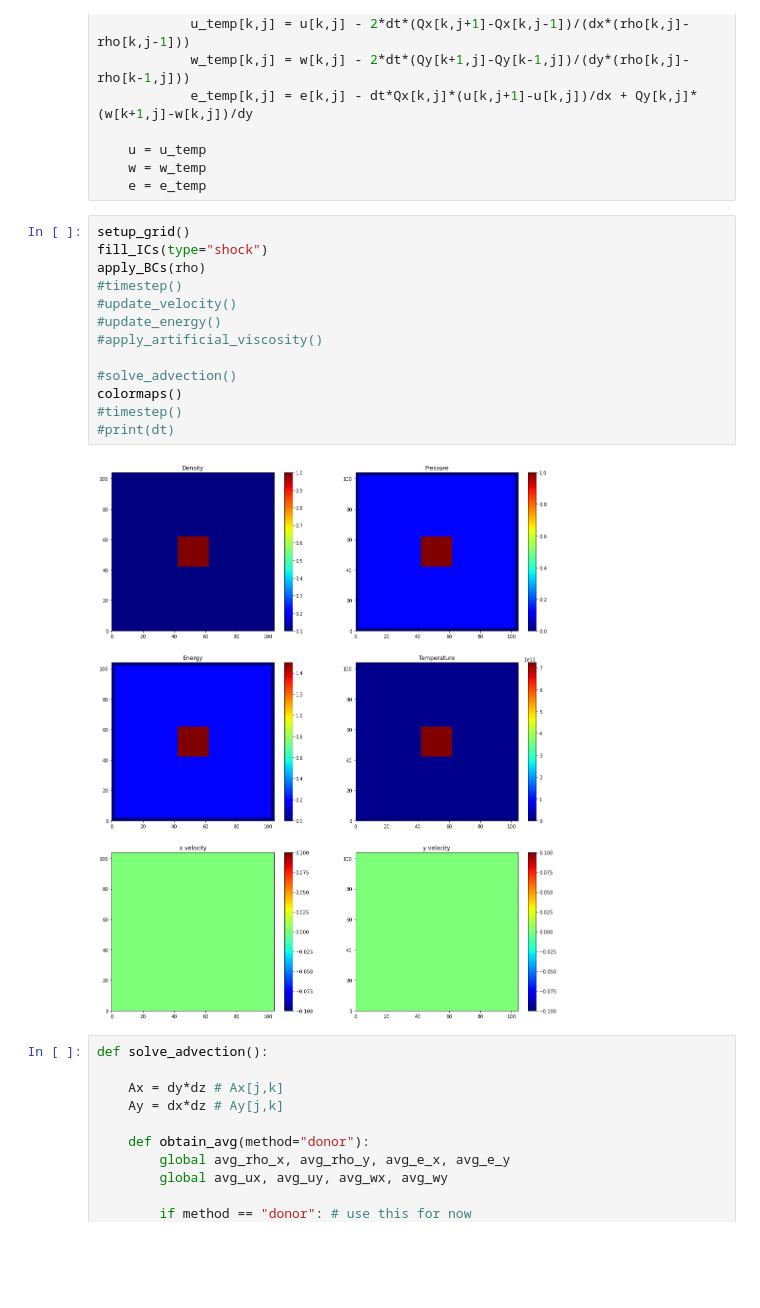
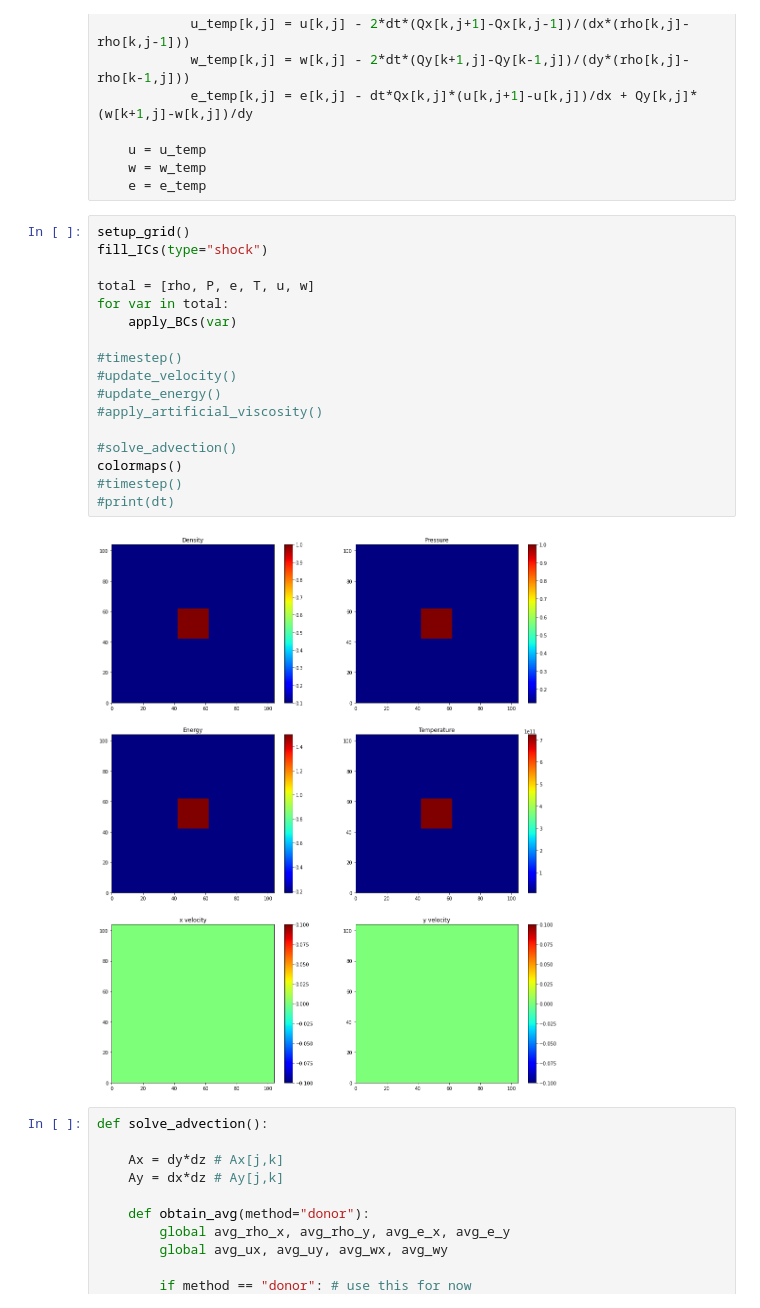
Before and after one commit to changhyun-cho/astrophysics, a Jupyter notebook: hydrodynamics/Testing 2D Hydrocode.ipynb, the cells around one changed output. Drawn from its saved outputs; the diff is of its cells as text; blank space fills up the shorter version.

```diff
--- a/hydrodynamics/Testing 2D Hydrocode.ipynb
+++ b/hydrodynamics/Testing 2D Hydrocode.ipynb
@@ -200,18 +200,22 @@ def apply_artificial_viscosity():
 # %%
 setup_grid()
 fill_ICs(type="shock")
-apply_BCs(rho)
+
+total = [rho, P, e, T, u, w]
+for var in total:
+    apply_BCs(var)
+
 #timestep()
 #update_velocity()
 #update_energy()
 #apply_artificial_viscosity()
 
 #solve_advection()
 colormaps()
 #timestep()
 #print(dt)
 # %% [output]
-[figure, old version]
+[figure, new version]
 # %%
 def solve_advection():
 
```
Also changed, not shown: parts of 1 cell of this notebook.
